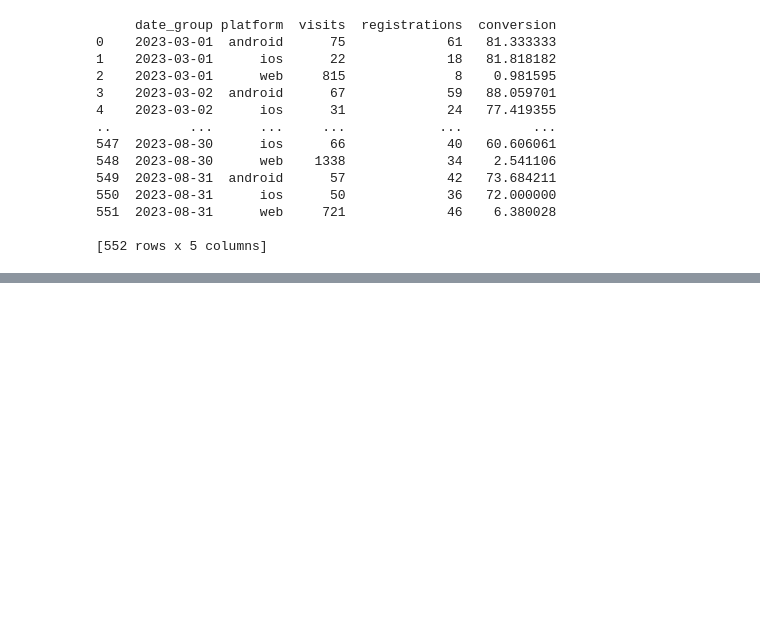
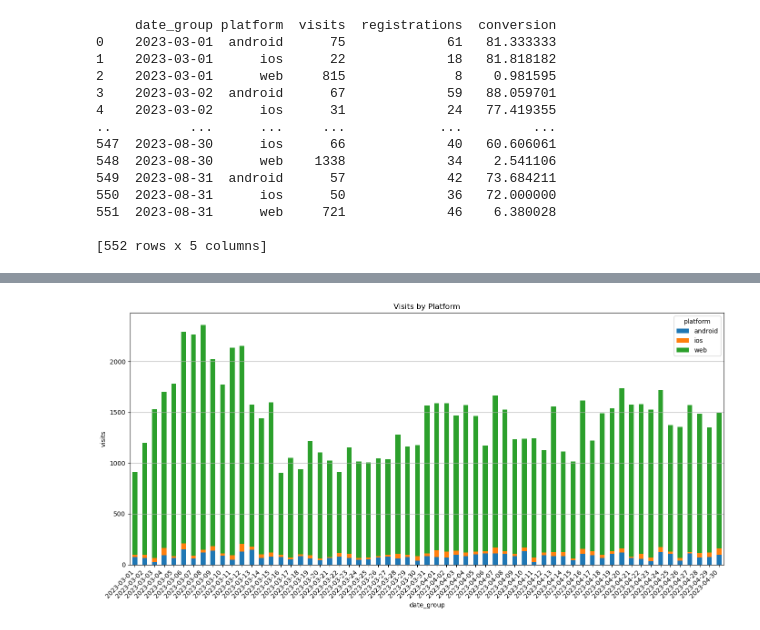
Before and after one commit to JuliaSh90/data-analytics-project-100, a Jupyter notebook: Untitled1.ipynb, the cells around one changed output, grey strips where cells are left out. Drawn from its saved outputs; the diff is of its cells as text; code cells hidden in the pictures; blank space fills up the shorter version.

```diff
--- a/Untitled1.ipynb
+++ b/Untitled1.ipynb
@@ -132,0 +194,21 @@ print(merged_df)
+# %%
+# График Итоговые визиты с разбивкой по платформам
+pivot_df = filtered_df.pivot_table(values='visits', index='date_group', columns='platform', aggfunc='sum', fill_value=0)
+
+fig, ax = plt.subplots(figsize=(14, 7))
+pivot_df.plot(kind='bar', stacked=True, ax=ax)
+
+ax.set_xlabel('date_group')
+ax.set_ylabel('visits')
+ax.set_title('Visits by Platform')
+plt.xticks(filtered_df['date_group'], rotation=45, ha='right')
+ax.set_xticks(range(len(pivot_df.index)))
+ax.set_xlim(-0.5, len(pivot_df.index)-0.5)
+
+ax.grid(axis='y')
+
+plt.tight_layout()
+plt.savefig(os.path.join(save_folder, 'Visits_by_platform.png'))
+plt.show()
+# %% [output]
+[figure, added]
```
Also changed, not shown: parts of 21 cells of this notebook.
